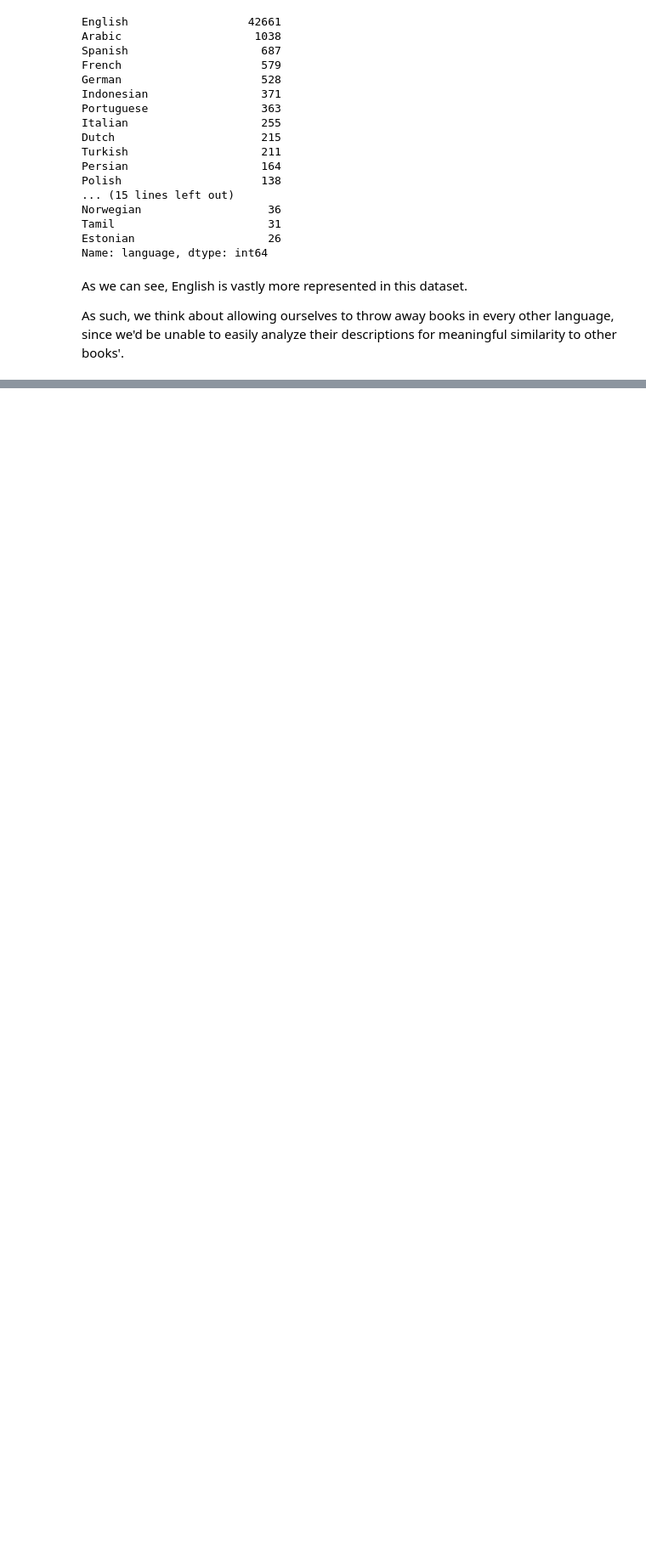
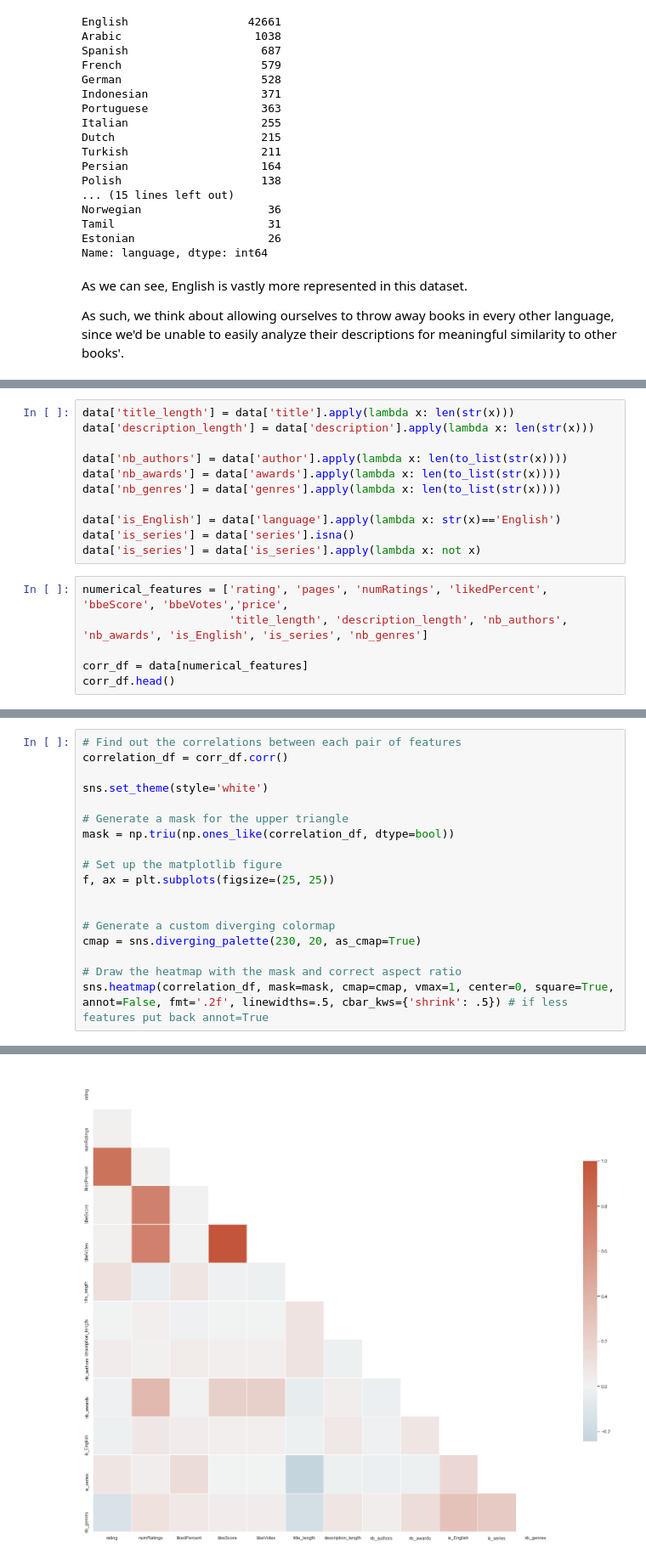
Before and after one commit to com-480-data-visualization/datavis-project-2022-team_philippe, a Jupyter notebook: stats.ipynb, the cells around one changed output, grey strips where cells are left out. Shown at 85% size. Drawn from its saved outputs; the diff is of its cells as text; blank space fills up the shorter version.

```diff
--- a/stats.ipynb
+++ b/stats.ipynb
@@ -511,0 +523,17 @@ As such, we think about allowing ourselves to throw away books in every other la
+# %%
+data['title_length'] = data['title'].apply(lambda x: len(str(x)))
+data['description_length'] = data['description'].apply(lambda x: len(str(x)))
+
+data['nb_authors'] = data['author'].apply(lambda x: len(to_list(str(x))))
+data['nb_awards'] = data['awards'].apply(lambda x: len(to_list(str(x))))
+data['nb_genres'] = data['genres'].apply(lambda x: len(to_list(str(x))))
+
+data['is_English'] = data['language'].apply(lambda x: str(x)=='English')
+data['is_series'] = data['series'].isna()
+data['is_series'] = data['is_series'].apply(lambda x: not x)
+# %%
+numerical_features = ['rating', 'pages', 'numRatings', 'likedPercent', 'bbeScore', 'bbeVotes','price',
+                      'title_length', 'description_length', 'nb_authors', 'nb_awards', 'is_English', 'is_series', 'nb_genres']
+
+corr_df = data[numerical_features]
+corr_df.head()
@@ -511,0 +570,19 @@ As such, we think about allowing ourselves to throw away books in every other la
+# %%
+# Find out the correlations between each pair of features
+correlation_df = corr_df.corr()
+
+sns.set_theme(style='white')
+
+# Generate a mask for the upper triangle
+mask = np.triu(np.ones_like(correlation_df, dtype=bool))
+
+# Set up the matplotlib figure
+f, ax = plt.subplots(figsize=(25, 25))
+
+
+# Generate a custom diverging colormap
+cmap = sns.diverging_palette(230, 20, as_cmap=True)
+
+# Draw the heatmap with the mask and correct aspect ratio
+sns.heatmap(correlation_df, mask=mask, cmap=cmap, vmax=1, center=0, square=True, annot=False, fmt='.2f', linewidths=.5, cbar_kws={'shrink': .5}) # if less features put back annot=True
+# %% [output]
@@ -511,0 +590 @@ As such, we think about allowing ourselves to throw away books in every other la
+[figure, added]
```
Also changed, not shown: parts of 20 cells of this notebook, 1 other file.
